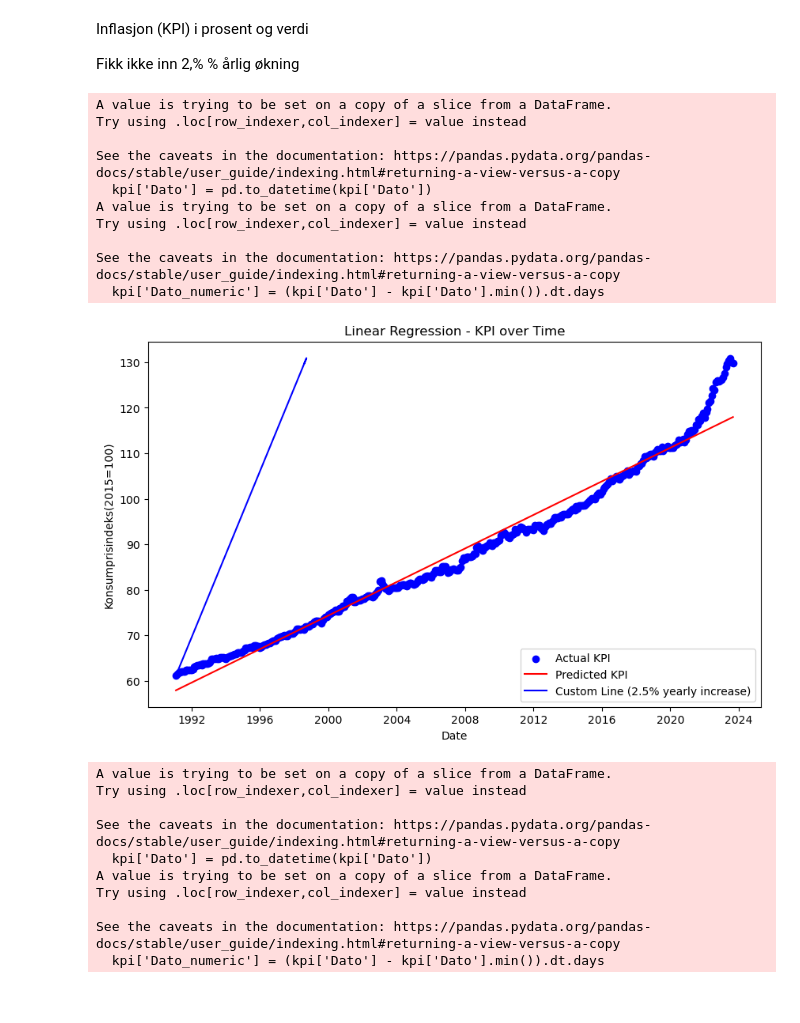
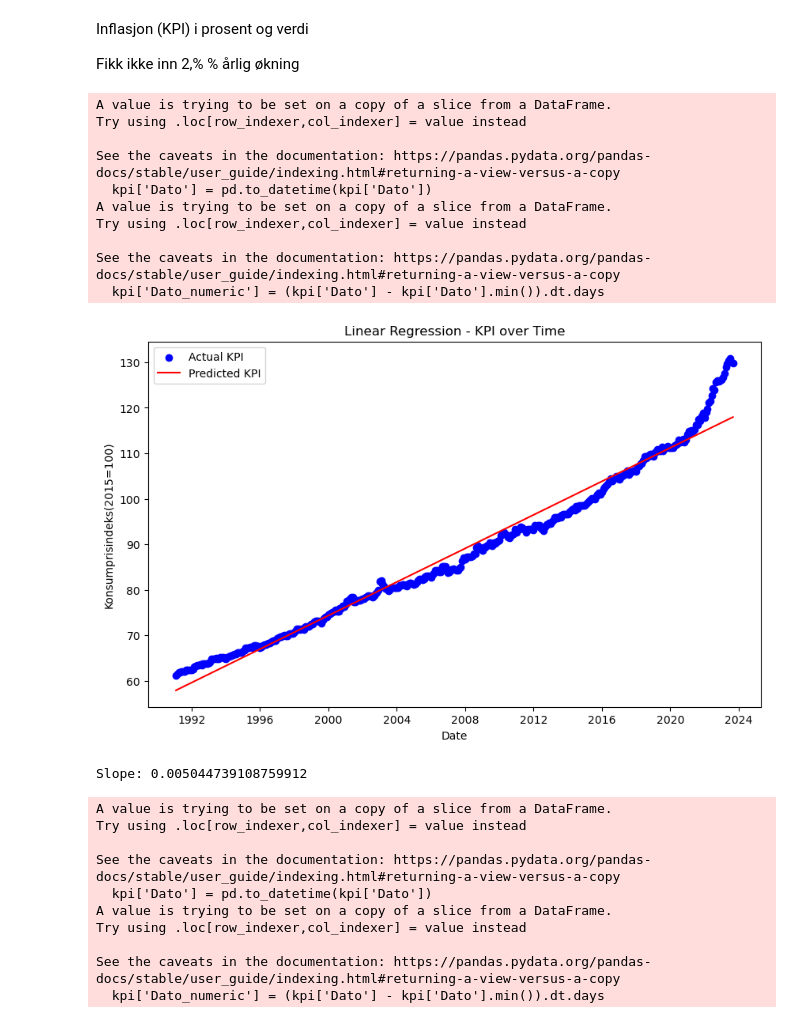
Before and after one commit to 591118/ProsjektADAH2023, a Jupyter notebook: prosjekt501.ipynb, the cells around one changed output. Saved outputs shown, nothing was run; the diff lists cells and outputs as text; code cells hidden in the pictures.

```diff
--- a/prosjekt501.ipynb
+++ b/prosjekt501.ipynb
@@ -448,40 +448,39 @@ start_y_value = y_kpi.iloc[0]
 slope =  0.025  # 2.5% as a decimal
 
 # Calculate the intercept based on the start point
 intercept = start_y_value - slope * (kpi['Dato'] - start_date).dt.days.iloc[0]
 
-# Generate the line with the calculated slope and intercept
-line_values = start_date + pd.to_timedelta((y_kpi - intercept) / slope, unit='D')
-
 plt.figure(figsize=(10, 6))
 
 # Plotting the data
 plt.scatter(kpi['Dato'], y_kpi, color='blue', label='Actual KPI')
 
 # Plotting the regression line
 plt.plot(kpi['Dato'], predictions_kpi, color='red', label='Predicted KPI')
 
-# Plotting the custom line
-plt.plot(line_values, y_kpi, color='blue', label='Custom Line (2.5% yearly increase)')
-
 # Labels and title
 plt.xlabel('Date')
 plt.ylabel('Konsumprisindeks(2015=100)')
 plt.title('Linear Regression - KPI over Time')
 plt.legend()
 plt.show()
+
+# Get the slope (coefficient) of the regression line
+slope = model_kpi_r.coef_[0]
+print("Slope:", slope)
 # %% [output]
 A value is trying to be set on a copy of a slice from a DataFrame.
 Try using .loc[row_indexer,col_indexer] = value instead
 
 See the caveats in the documentation: https://pandas.pydata.org/pandas-docs/stable/user_guide/indexing.html#returning-a-view-versus-a-copy
   kpi['Dato'] = pd.to_datetime(kpi['Dato'])
 A value is trying to be set on a copy of a slice from a DataFrame.
 Try using .loc[row_indexer,col_indexer] = value instead
 
 See the caveats in the documentation: https://pandas.pydata.org/pandas-docs/stable/user_guide/indexing.html#returning-a-view-versus-a-copy
   kpi['Dato_numeric'] = (kpi['Dato'] - kpi['Dato'].min()).dt.days
-[figure, old version]
+[figure, new version]
+Slope: 0.005044739108759912
 # %%
 # Convert 'Dato' to datetime object
 kpi['Dato'] = pd.to_datetime(kpi['Dato'])
```
Also changed, not shown: parts of 6 cells of this notebook, 1 other file.
